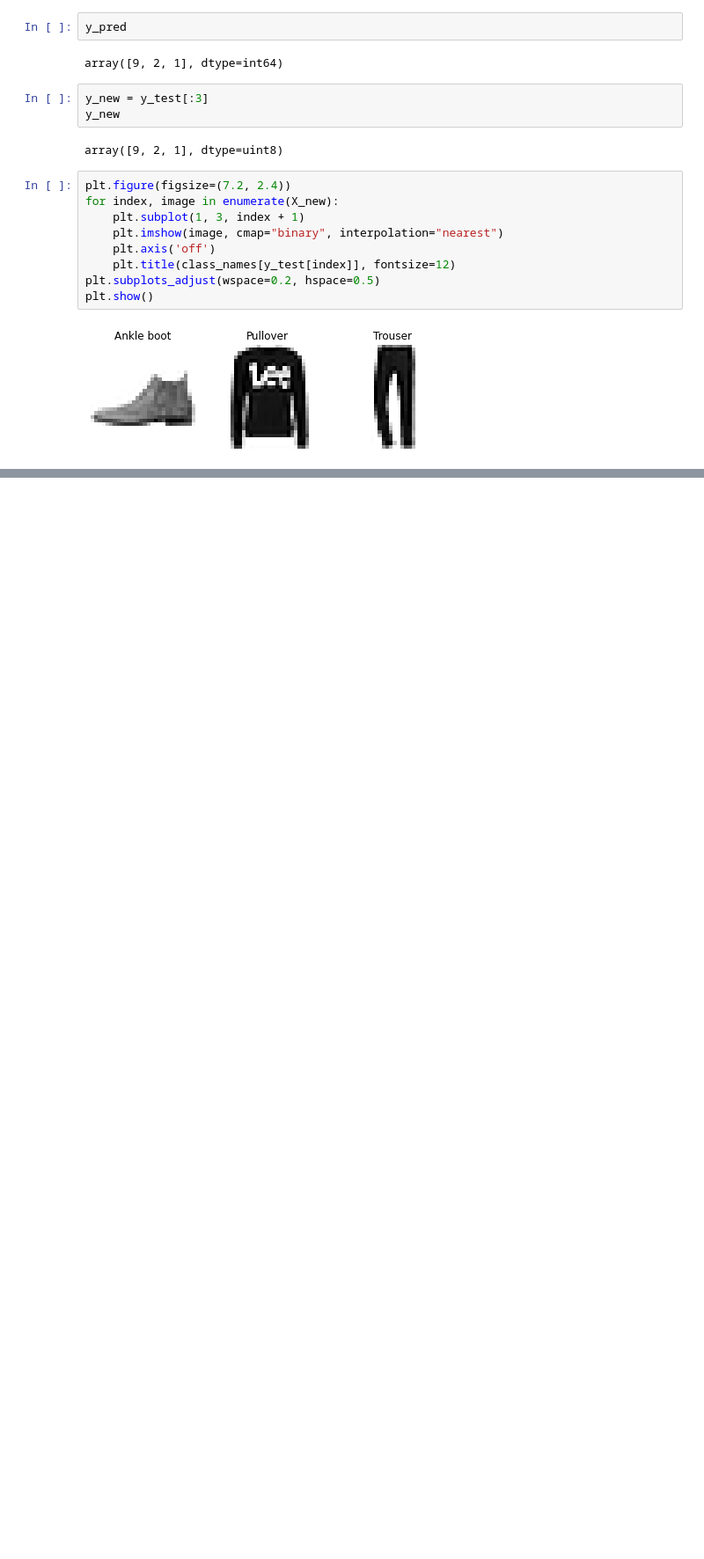
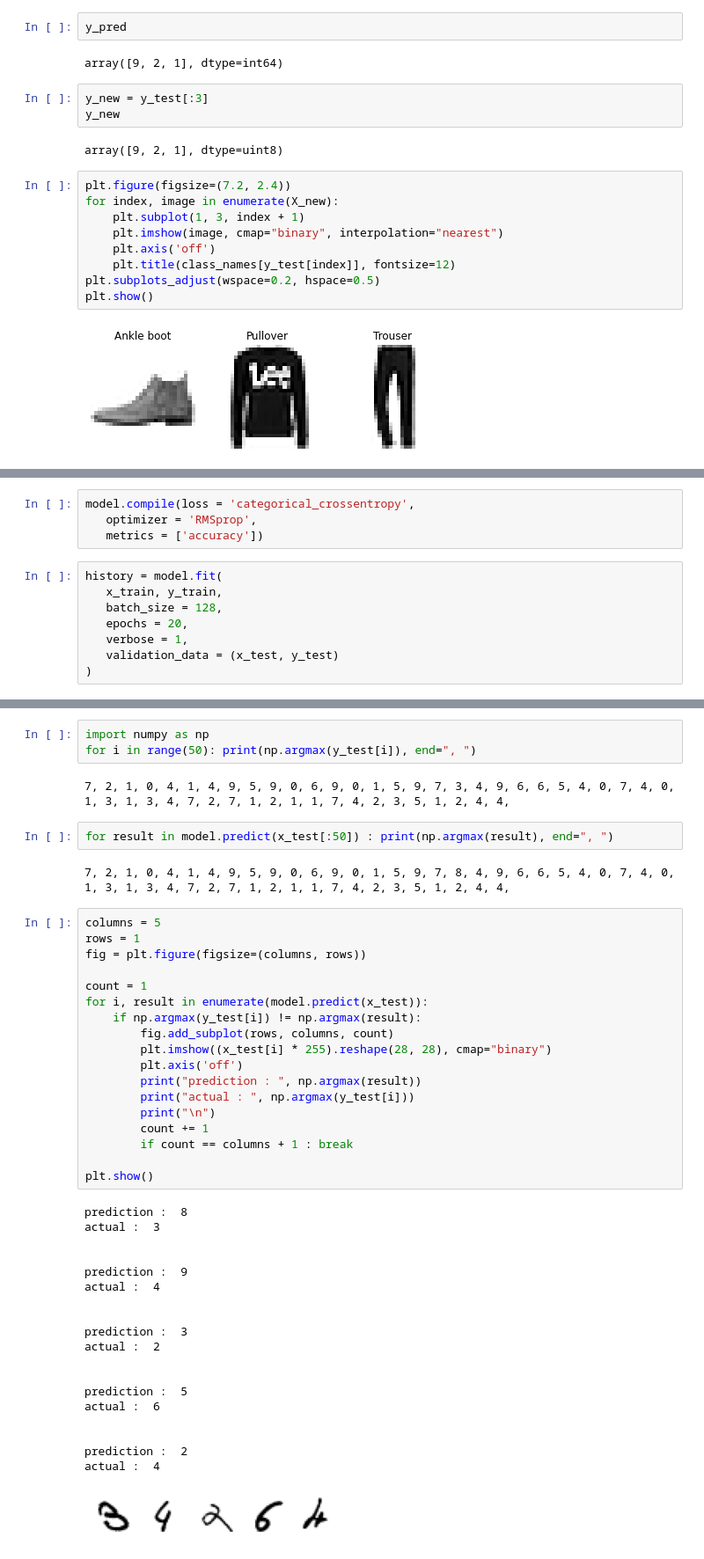
Before and after one commit to ms-shin/Machine-Learning, a Jupyter notebook: 10.Neural_network.ipynb, the cells around one changed output, grey strips where cells are left out. Shown at 88% size. Drawn from its saved outputs; the diff is of its cells as text; blank space fills up the shorter version.

```diff
--- a/10.Neural_network.ipynb
+++ b/10.Neural_network.ipynb
@@ -286,0 +339,12 @@ plt.show()
+# %%
+model.compile(loss = 'categorical_crossentropy',
+   optimizer = 'RMSprop',
+   metrics = ['accuracy'])
+# %%
+history = model.fit(
+   x_train, y_train,
+   batch_size = 128,
+   epochs = 20,
+   verbose = 1,
+   validation_data = (x_test, y_test)
+)
@@ -286,0 +369,47 @@ plt.show()
+# %%
+import numpy as np
+for i in range(50): print(np.argmax(y_test[i]), end=", ")
+# %% [output]
+7, 2, 1, 0, 4, 1, 4, 9, 5, 9, 0, 6, 9, 0, 1, 5, 9, 7, 3, 4, 9, 6, 6, 5, 4, 0, 7, 4, 0, 1, 3, 1, 3, 4, 7, 2, 7, 1, 2, 1, 1, 7, 4, 2, 3, 5, 1, 2, 4, 4,
+# %%
+for result in model.predict(x_test[:50]) : print(np.argmax(result), end=", ")
+# %% [output]
+7, 2, 1, 0, 4, 1, 4, 9, 5, 9, 0, 6, 9, 0, 1, 5, 9, 7, 8, 4, 9, 6, 6, 5, 4, 0, 7, 4, 0, 1, 3, 1, 3, 4, 7, 2, 7, 1, 2, 1, 1, 7, 4, 2, 3, 5, 1, 2, 4, 4,
+# %%
+columns = 5
+rows = 1
+fig = plt.figure(figsize=(columns, rows))
+
+count = 1
+for i, result in enumerate(model.predict(x_test)):
+    if np.argmax(y_test[i]) != np.argmax(result):
+        fig.add_subplot(rows, columns, count)
+        plt.imshow((x_test[i] * 255).reshape(28, 28), cmap="binary")
+        plt.axis('off')
+        print("prediction : ", np.argmax(result))
+        print("actual : ", np.argmax(y_test[i]))
+        print("\n")
+        count += 1
+        if count == columns + 1 : break
+
+plt.show()
+# %% [output]
+prediction :  8
+actual :  3
+
+
+prediction :  9
+actual :  4
+
+
+prediction :  3
+actual :  2
+
+
+prediction :  5
+actual :  6
+
+
+prediction :  2
+actual :  4
+[figure, added]
```
Also changed, not shown: parts of 57 cells of this notebook, 1 other file.
